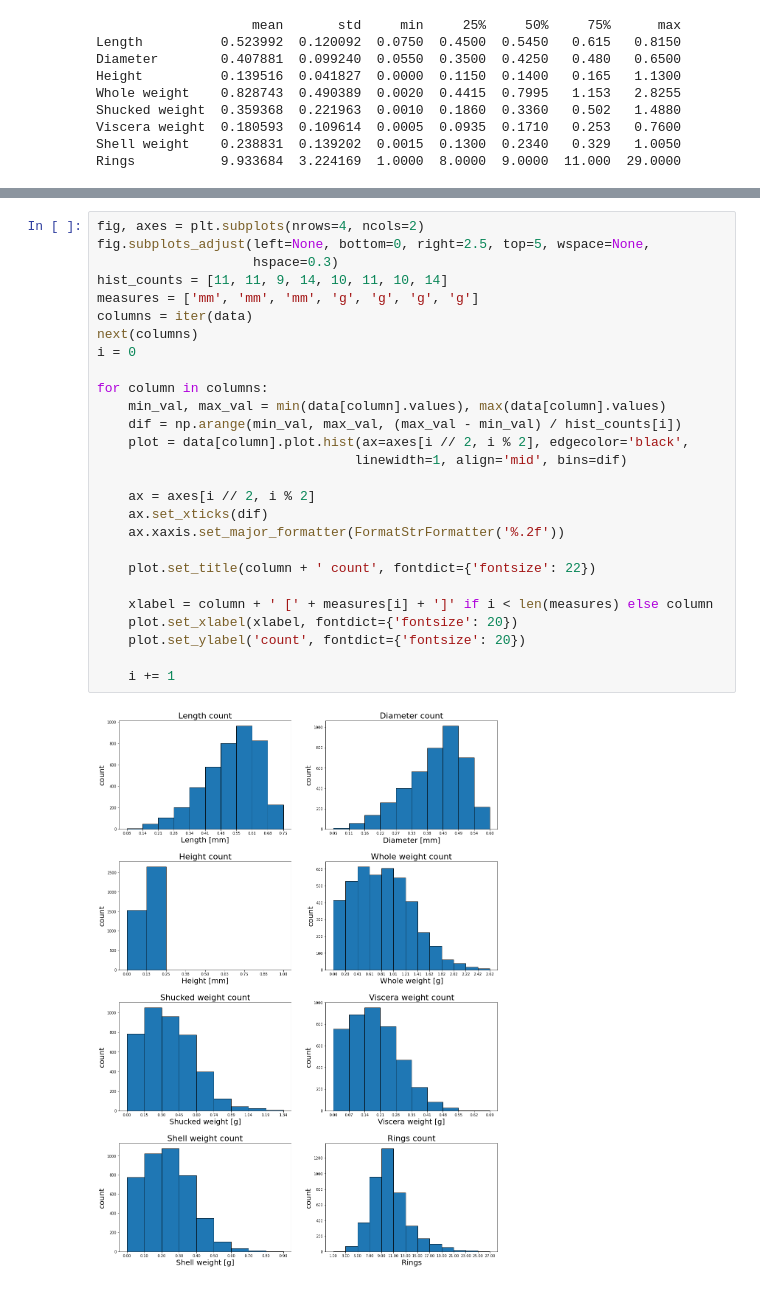
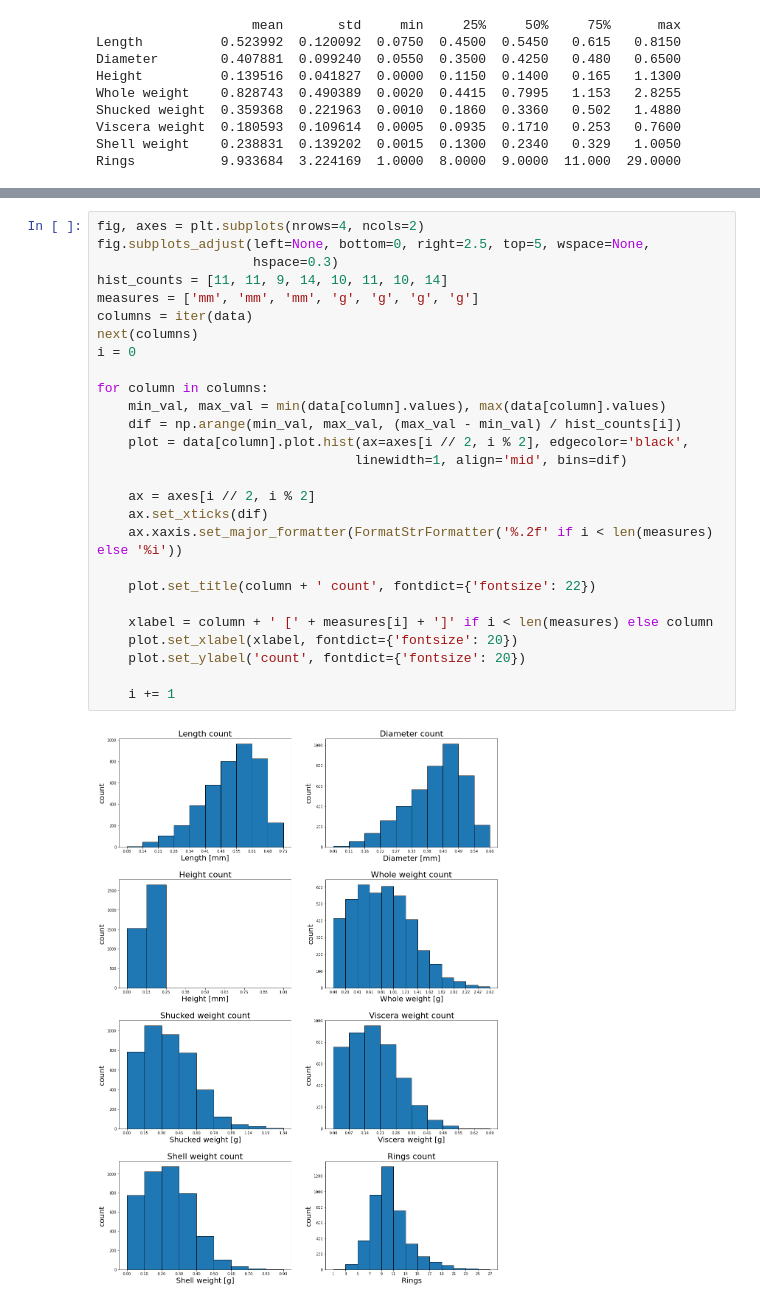
Before and after one commit to bartlomiejgraczyk/abalone-analysis, a Jupyter notebook: analysis.ipynb, the cells around one changed output, grey strips where cells are left out. Cells and saved outputs as stored; diff of their text form.

```diff
--- a/analysis.ipynb
+++ b/analysis.ipynb
@@ -76,29 +77,29 @@ Text(0, 0.5, 'count')
 # %%
 fig, axes = plt.subplots(nrows=4, ncols=2)
 fig.subplots_adjust(left=None, bottom=0, right=2.5, top=5, wspace=None,
                     hspace=0.3)
 hist_counts = [11, 11, 9, 14, 10, 11, 10, 14]
 measures = ['mm', 'mm', 'mm', 'g', 'g', 'g', 'g']
 columns = iter(data)
 next(columns)
 i = 0
 
 for column in columns:
     min_val, max_val = min(data[column].values), max(data[column].values)
     dif = np.arange(min_val, max_val, (max_val - min_val) / hist_counts[i])
     plot = data[column].plot.hist(ax=axes[i // 2, i % 2], edgecolor='black',
                                  linewidth=1, align='mid', bins=dif)
 
     ax = axes[i // 2, i % 2]
     ax.set_xticks(dif)
-    ax.xaxis.set_major_formatter(FormatStrFormatter('%.2f'))
+    ax.xaxis.set_major_formatter(FormatStrFormatter('%.2f' if i < len(measures) else '%i'))
 
     plot.set_title(column + ' count', fontdict={'fontsize': 22})
 
     xlabel = column + ' [' + measures[i] + ']' if i < len(measures) else column
     plot.set_xlabel(xlabel, fontdict={'fontsize': 20})
     plot.set_ylabel('count', fontdict={'fontsize': 20})
 
     i += 1
 # %% [output]
-[figure, old version]
+[figure, new version]
```
Also changed, not shown: parts of 6 cells of this notebook.
